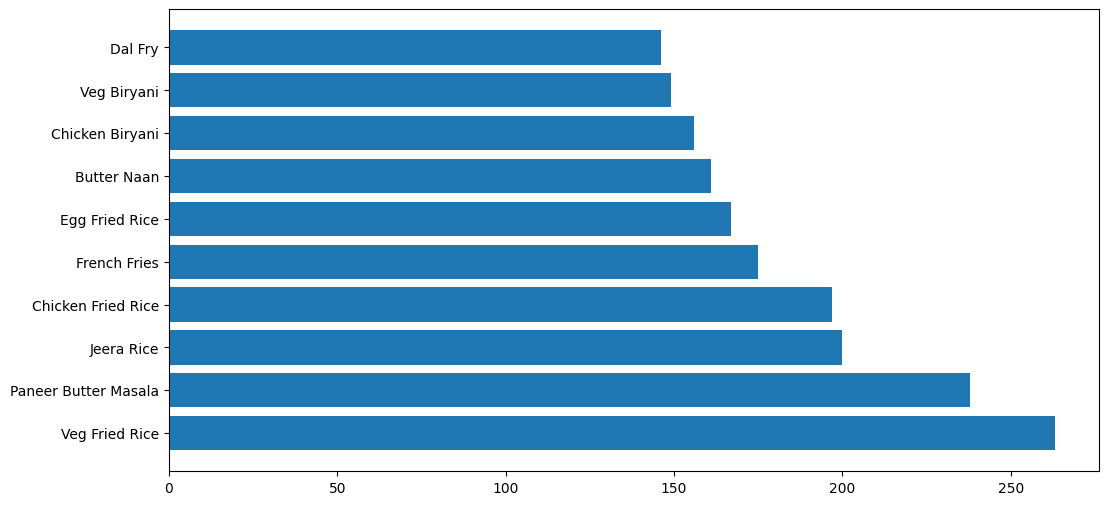
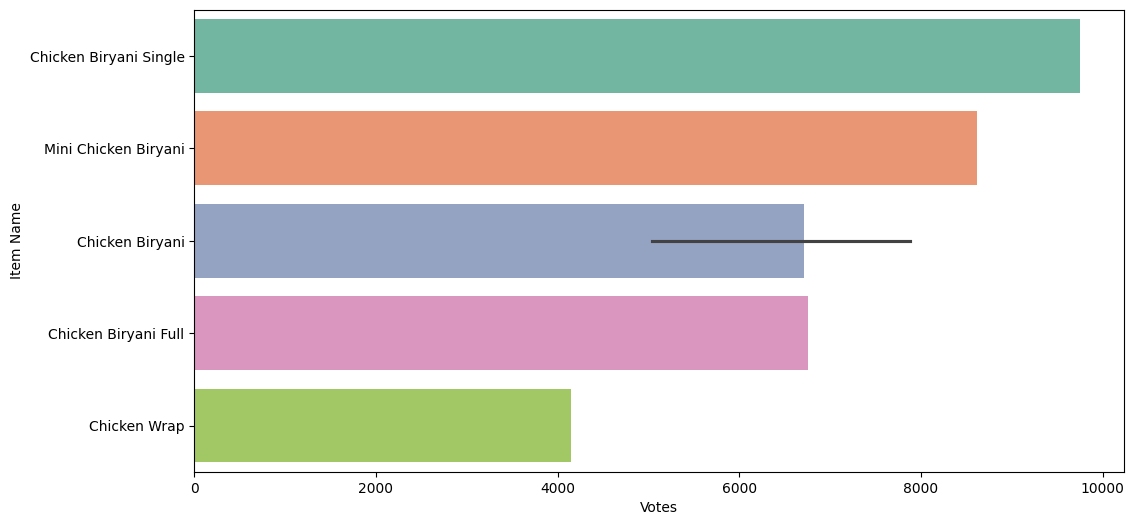
The notebook cell's code change between the first figure and the second:
--- before
+++ after
@@ -1,3 +1,3 @@
 plt.figure(figsize=(12,6))
-plt.barh(top_menu.index,top_menu.values,)
+sns.barplot(x="Votes",y="Item Name",data=top,palette="Set2")
 plt.show()

Commit: Add files via upload